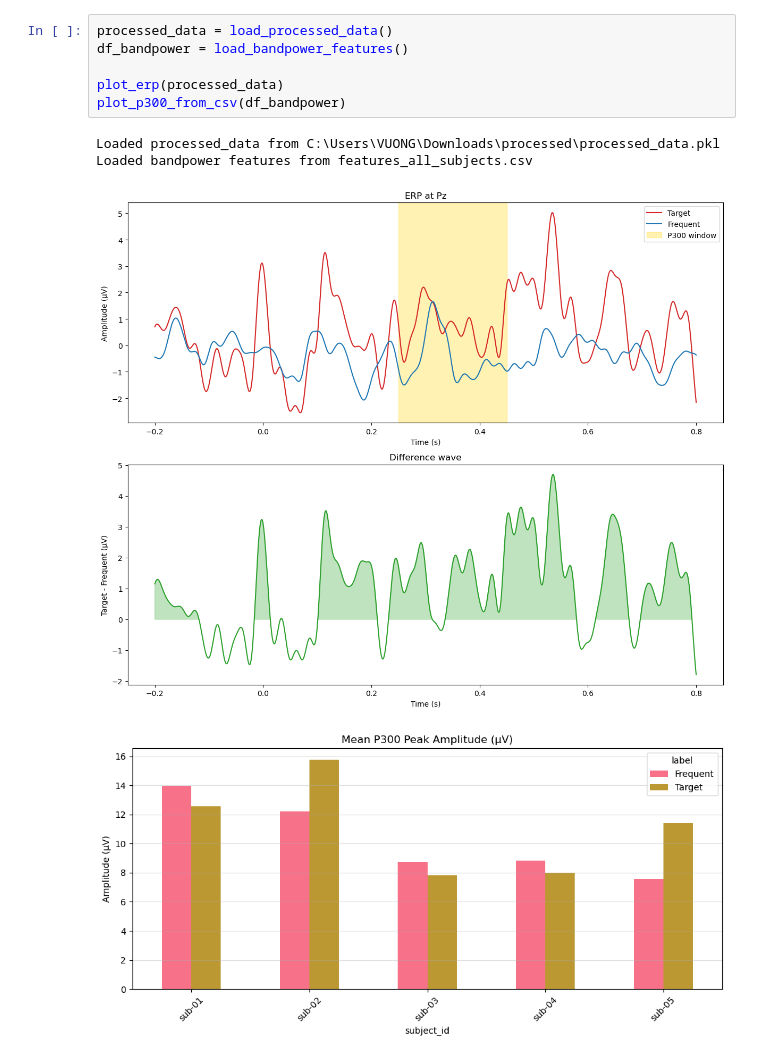
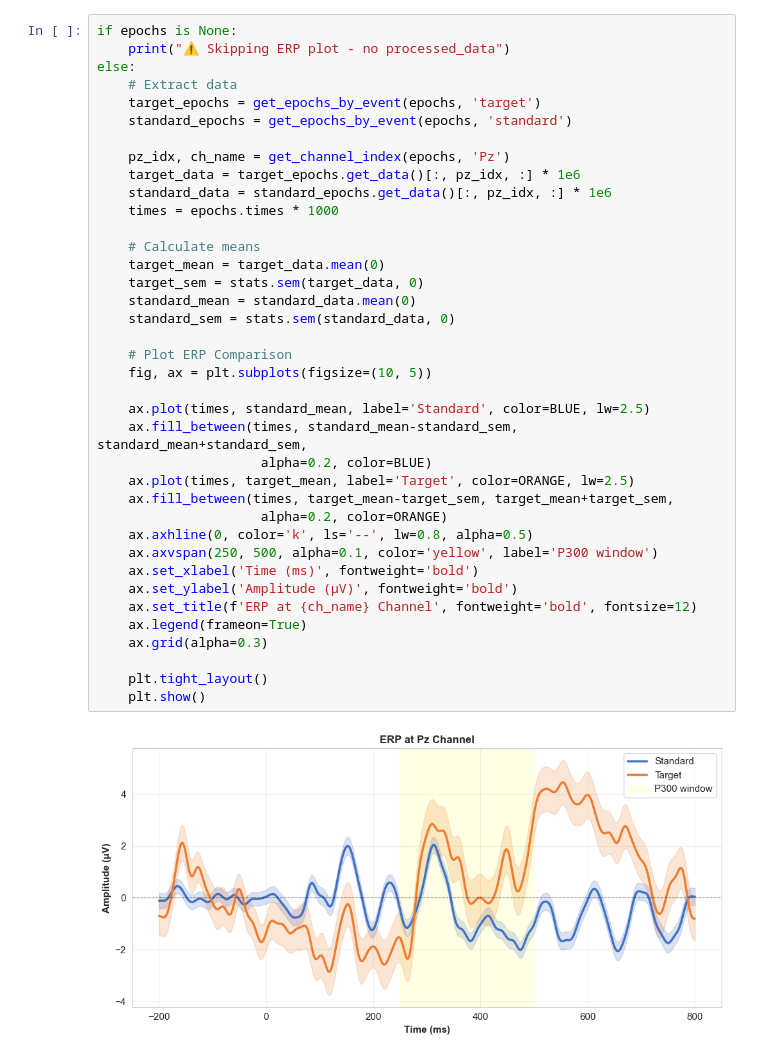
Before and after one commit to 24022404/eeg-oddball-classifier, a Jupyter notebook: src/visualize.ipynb, the cells around one changed output. Saved outputs shown, nothing was run; the diff lists cells and outputs as text.

Commit message:
update visualize

```diff
--- a/src/visualize.ipynb
+++ b/src/visualize.ipynb
@@ -134,11 +103,40 @@ def plot_p300_from_csv(df: pd.DataFrame) -> None:
 # %%
-processed_data = load_processed_data()
-df_bandpower = load_bandpower_features()
+if epochs is None:
+    print("⚠️ Skipping ERP plot - no processed_data")
+else:
+    # Extract data
+    target_epochs = get_epochs_by_event(epochs, 'target')
+    standard_epochs = get_epochs_by_event(epochs, 'standard')
 
-plot_erp(processed_data)
-plot_p300_from_csv(df_bandpower)
+    pz_idx, ch_name = get_channel_index(epochs, 'Pz')
+    target_data = target_epochs.get_data()[:, pz_idx, :] * 1e6
+    standard_data = standard_epochs.get_data()[:, pz_idx, :] * 1e6
+    times = epochs.times * 1000
+
+    # Calculate means
+    target_mean = target_data.mean(0)
+    target_sem = stats.sem(target_data, 0)
+    standard_mean = standard_data.mean(0)
+    standard_sem = stats.sem(standard_data, 0)
+
+    # Plot ERP Comparison
+    fig, ax = plt.subplots(figsize=(10, 5))
+
+    ax.plot(times, standard_mean, label='Standard', color=BLUE, lw=2.5)
+    ax.fill_between(times, standard_mean-standard_sem, standard_mean+standard_sem,
+                     alpha=0.2, color=BLUE)
+    ax.plot(times, target_mean, label='Target', color=ORANGE, lw=2.5)
+    ax.fill_between(times, target_mean-target_sem, target_mean+target_sem,
+                     alpha=0.2, color=ORANGE)
+    ax.axhline(0, color='k', ls='--', lw=0.8, alpha=0.5)
+    ax.axvspan(250, 500, alpha=0.1, color='yellow', label='P300 window')
+    ax.set_xlabel('Time (ms)', fontweight='bold')
+    ax.set_ylabel('Amplitude (μV)', fontweight='bold')
+    ax.set_title(f'ERP at {ch_name} Channel', fontweight='bold', fontsize=12)
+    ax.legend(frameon=True)
+    ax.grid(alpha=0.3)
+
+    plt.tight_layout()
+    plt.show()
 # %% [output]
-Loaded processed_data from C:\Users\VUONG\Downloads\processed\processed_data.pkl
-Loaded bandpower features from features_all_subjects.csv
-[figure, old version]
+[figure, new version]
-[figure, removed]
```
Also changed, not shown: parts of 7 cells of this notebook.
